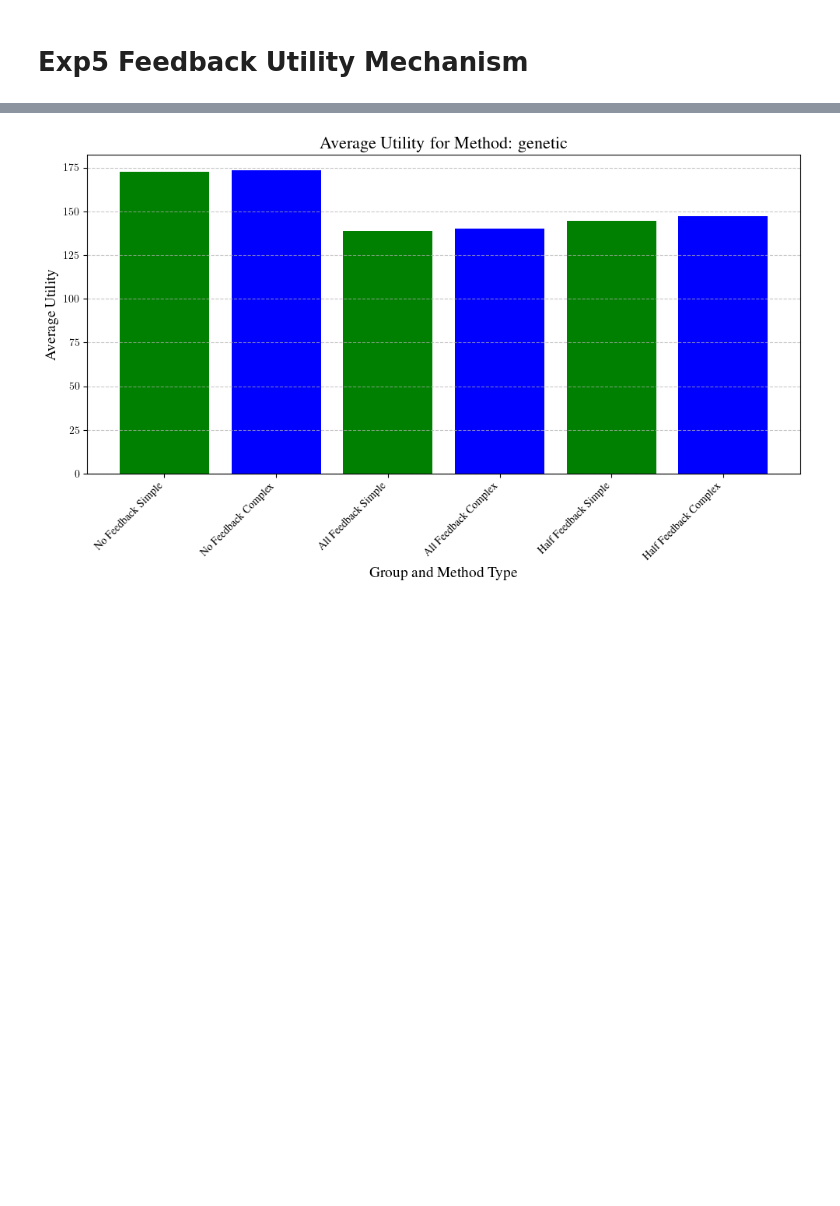
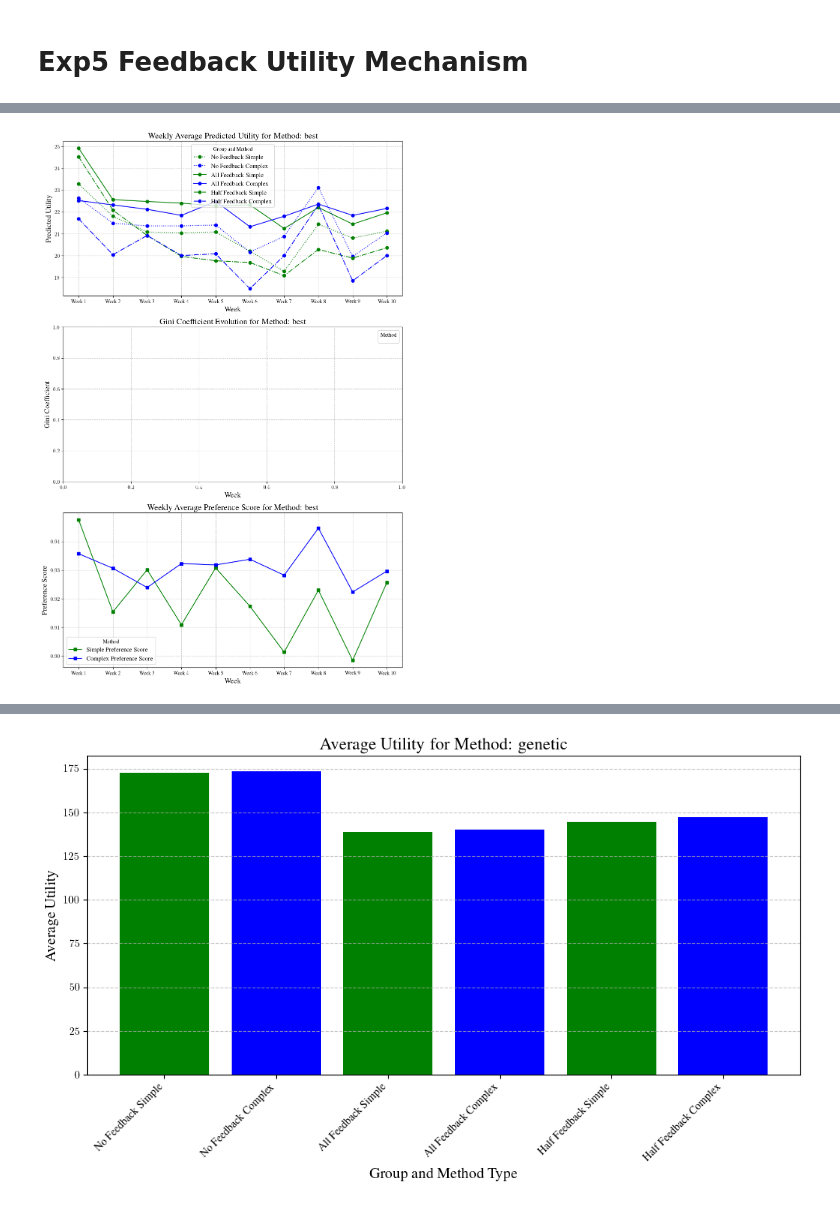
Before and after one commit to Laurie2905-JOHN/Masters_RL, a Jupyter notebook: notebooks/plotting.ipynb, the cells around one changed output, grey strips where cells are left out. Cells and saved outputs as stored; diff of their text form; code cells hidden in the pictures; blank space fills up the shorter version.

```diff
--- a/notebooks/plotting.ipynb
+++ b/notebooks/plotting.ipynb
@@ -4202,0 +4361,92 @@ data = {**data_path, **data_path1, **data_path2}
+# %%
+import matplotlib.pyplot as plt
+import numpy as np
+
+def calculate_weekly_averages(utilities, menus_per_week=5):
+    weekly_averages = [np.mean(utilities[i:i + menus_per_week]) for i in range(0, len(utilities), menus_per_week)]
+    return weekly_averages
+
+def calculate_gini_coefficient(utilities):
+    utilities = np.array(utilities)
+    n = len(utilities)
+    mean_absolute_utility = np.mean(np.abs(utilities))
+    absolute_differences_sum = np.sum(np.abs(np.subtract.outer(utilities, utilities)))
+    gini = absolute_differences_sum / (2 * n**2 * mean_absolute_utility)
+    return gini
+
+
+colors = {'simple': 'green', 'complex': 'blue'}
+line_styles = {'No Feedback': ':', 'All Feedback': '-', 'Half Feedback': '-.'}
+
+child_groups = {
+    'No Feedback': child_no_feedback,
+    'All Feedback': child_all_feedback,
+    'Half Feedback': child_half_feedback
+}
+
+for method in data.keys():
+    if method not in ['genetic', 'best']:
+        continue
+    fig, (ax1, ax2, ax3) = plt.subplots(3, 1, figsize=(10, 15))
+
+    for group_name, group_children in child_groups.items():
+        for method_type in ['simple', 'complex']:
+            menu_keys = sorted(data[method][method_type].keys(), key=int)
+            group_predicted_utilities = []
+
+            for menu_key in menu_keys:
+                menu_utilities = [
+                    data[method][method_type][menu_key]['predicted_utility'][child]
+                    for child in group_children[method][method_type][menu_key]
+                    if child in data[method][method_type][menu_key]['predicted_utility']
+                ]
+                group_predicted_utilities.append(np.mean(menu_utilities))
+
+            predicted_utilities_weekly = calculate_weekly_averages(group_predicted_utilities)
+            weeks = [f"Week {i+1}" for i in range(len(predicted_utilities_weekly))]
+            ax1.plot(weeks, predicted_utilities_weekly, marker='o', linestyle=line_styles[group_name],
+                     color=colors[method_type], label=f'{group_name} {method_type.capitalize()}')
+
+    # for method_type in ['simple', 'complex']:
+    #     all_predicted_utilities = []
+    #     for menu_key in menu_keys:
+    #         menu_utilities = list(data[method][method_type][menu_key]['predicted_utility'].values())
+    #         all_predicted_utilities.extend(menu_utilities)
+
+    #     weekly_gini_predicted = [calculate_gini_coefficient(all_predicted_utilities[i:i + 5])
+    #                              for i in range(0, len(all_predicted_utilities), 5)]
+
+    #     ax2.plot(weeks, weekly_gini_predicted, marker='x', linestyle='-',
+    #              color=colors[method_type], label=f'{method_type.capitalize()} Gini Coefficient')
+
+    for method_type in ['simple', 'complex']:
+        preference_scores = [
+            data[method][method_type][menu_key]['info']['reward']['preference_score']
+            for menu_key in menu_keys
+        ]
+
+        preference_scores_weekly = calculate_weekly_averages(preference_scores)
+        ax3.plot(weeks, preference_scores_weekly, marker='s', linestyle='-',
+                 color=colors[method_type], label=f'{method_type.capitalize()} Preference Score')
+
+    ax1.set_xlabel('Week', fontsize=14)
+    ax1.set_ylabel('Predicted Utility', fontsize=14)
+    ax1.set_title(f'Weekly Average Predicted Utility for Method: {method}', fontsize=16)
+    ax1.legend(title='Group and Method', fontsize=12)
+    ax1.grid(True, linestyle='--', alpha=0.7)
+
+    ax2.set_xlabel('Week', fontsize=14)
+    ax2.set_ylabel('Gini Coefficient', fontsize=14)
+    ax2.set_title(f'Gini Coefficient Evolution for Method: {method}', fontsize=16)
+    ax2.legend(title='Method', fontsize=12)
+    ax2.grid(True, linestyle='--', alpha=0.7)
+
+    ax3.set_xlabel('Week', fontsize=14)
+    ax3.set_ylabel('Preference Score', fontsize=14)
+    ax3.set_title(f'Weekly Average Preference Score for Method: {method}', fontsize=16)
+    ax3.legend(title='Method', fontsize=12)
+    ax3.grid(True, linestyle='--', alpha=0.7)
+
+    plt.tight_layout()
+    plt.show()
+# %% [output]
@@ -4202,0 +4454 @@ data = {**data_path, **data_path1, **data_path2}
+[figure, added]
```
Also changed, not shown: parts of 26 cells of this notebook, 2 other files.
